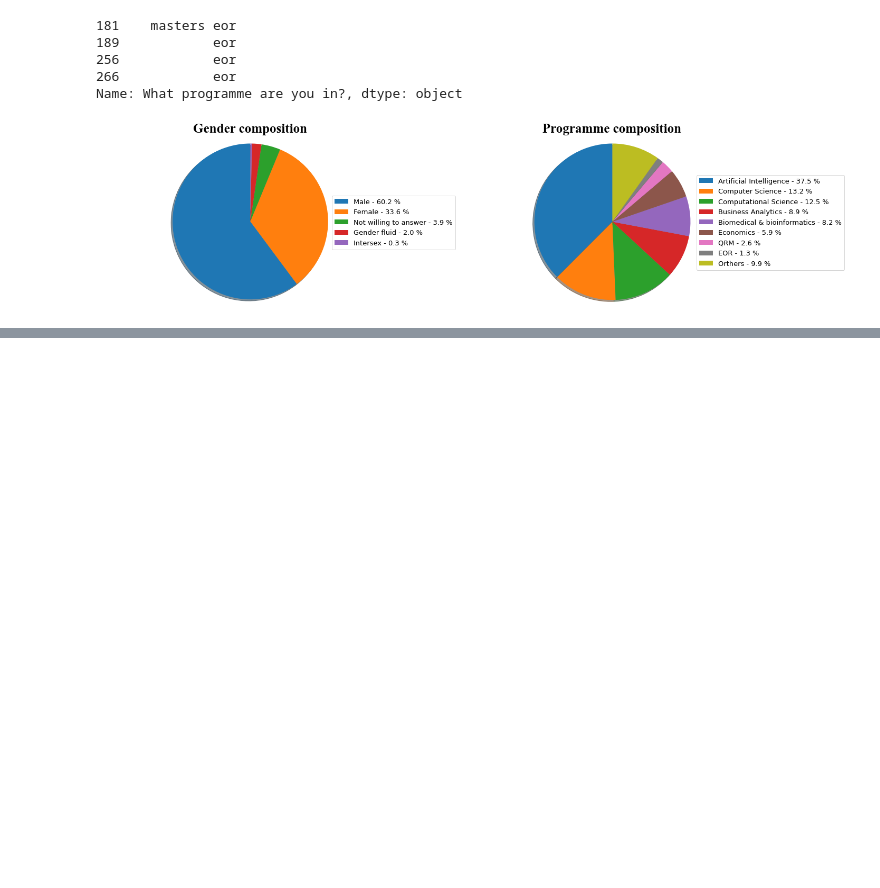
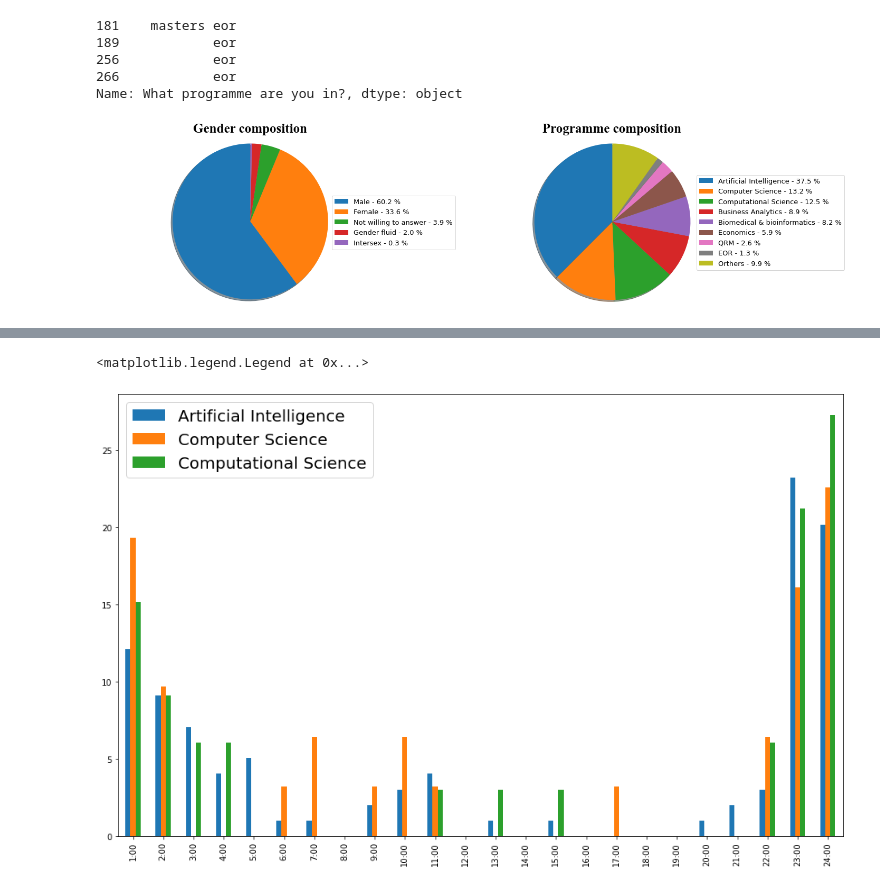
Before and after one commit to Alex-notmyname/MSC-Computational-Science, a Jupyter notebook: Data Mining Techniques/Assignment 1/Assignment_1.ipynb, the cells around one changed output, grey strips where cells are left out. Cells and saved outputs as stored; diff of their text form; code cells hidden in the pictures; blank space fills up the shorter version.

```diff
--- a/Data Mining Techniques/Assignment 1/Assignment_1.ipynb
+++ b/Data Mining Techniques/Assignment 1/Assignment_1.ipynb
@@ -142,0 +247,33 @@ Name: What is your gender?, dtype: object
+# %%
+# bedtime for each course?
+
+ai_bed_index = [[], [], [], [], [], [], [], [], [], [], [], [], [], [], [], [], [], [], [], [], [], [], [], []]
+cs_bed_index = [[], [], [], [], [], [], [], [], [], [], [], [], [], [], [], [], [], [], [], [], [], [], [], []]
+cls_bed_index = [[], [], [], [], [], [], [], [], [], [], [], [], [], [], [], [], [], [], [], [], [], [], [], []]
+
+ai_bedtime, cs_bedtime, cls_bedtime = np.zeros(24), np.zeros(24), np.zeros(24)
+
+for i, time in enumerate(bed_index):
+    ai_bed_index[i].append(list(set(time) & set(ai_index)))
+    cs_bed_index[i].append(list(set(time) & set(cs_index)))
+    cls_bed_index[i].append(list(set(time) & set(cls_index)))
+
+for i in range(24):
+    ai_bedtime[i] = len(ai_bed_index[i][0])
+    cs_bedtime[i] = len(cs_bed_index[i][0])
+    cls_bedtime[i] = len(cls_bed_index[i][0])
+# %%
+ai_bedtime = 100*ai_bedtime/ai_bedtime.sum()
+cs_bedtime = 100*cs_bedtime/cs_bedtime.sum()
+cls_bedtime = 100*cls_bedtime/cls_bedtime.sum()
+
+plt.rcParams['figure.figsize'] = (16,10)
+
+df_bedplot = pd.DataFrame({'Artificial Intelligence': ai_bedtime, \
+                           'Computer Science': cs_bedtime, \
+                           'Computational Science': cls_bedtime}, index = label_bedtime)
+df_bedplot.plot.bar()
+plt.legend(fontsize=20)
+# %% [output]
+<matplotlib.legend.Legend at 0x...>
+[figure, added]
```
Also changed, not shown: parts of 21 cells of this notebook, 2 other files.
